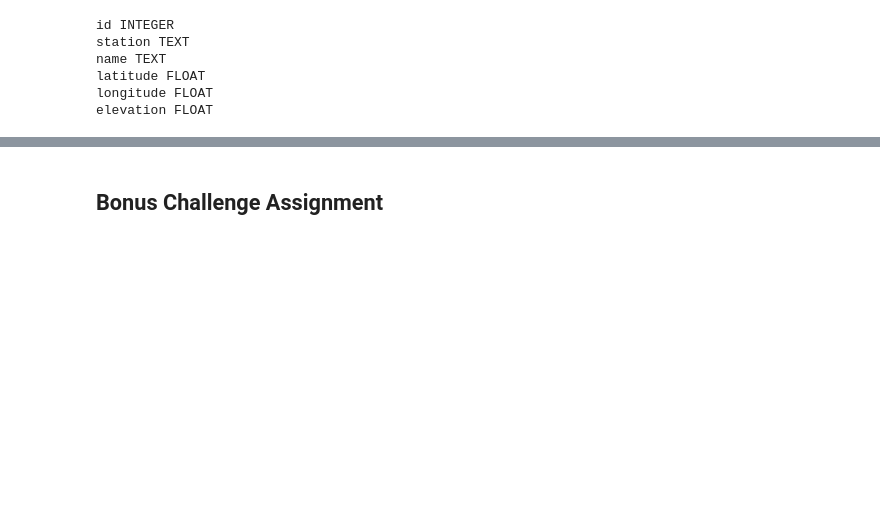
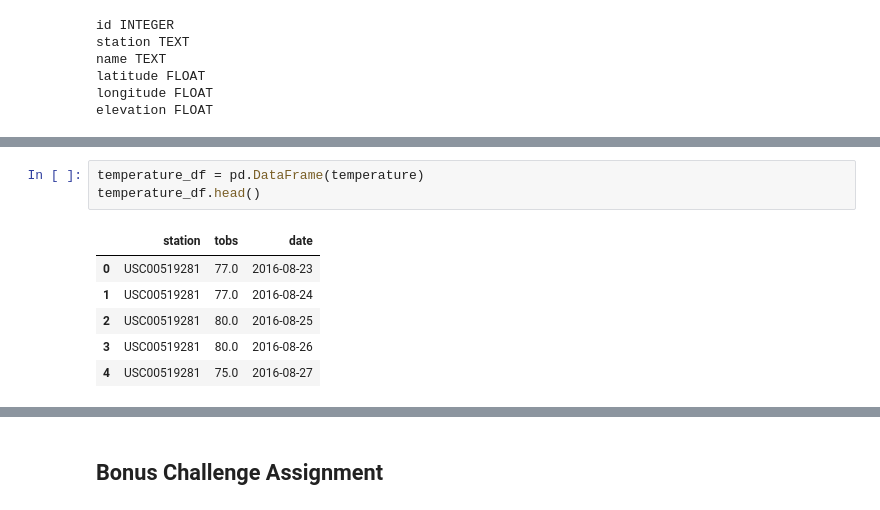
Before and after one commit to erikayi/sqlalchemy-challenge, a Jupyter notebook: climate_starter.ipynb, the cells around one changed output, grey strips where cells are left out. Cells and saved outputs as stored; diff of their text form; blank space fills up the shorter version.

```diff
--- a/climate_starter.ipynb
+++ b/climate_starter.ipynb
@@ -199,3 +361,13 @@ InvalidRequestError: SQL expression, column, or mapped entity expected - got '<s
+# %%
+temperature_df = pd.DataFrame(temperature)
+temperature_df.head()
+# %% [output]
+|  | station | tobs | date |
+| 0 | USC00519281 | 77.0 | 2016-08-23 |
+| 1 | USC00519281 | 77.0 | 2016-08-24 |
+| 2 | USC00519281 | 80.0 | 2016-08-25 |
+| 3 | USC00519281 | 80.0 | 2016-08-26 |
+| 4 | USC00519281 | 75.0 | 2016-08-27 |
 # %%
 # Choose the station with the highest number of temperature observations.
 # Query the last 12 months of temperature observation data for this station and plot the results as a histogram
```
Also changed, not shown: parts of 24 cells of this notebook, 1 other file.
